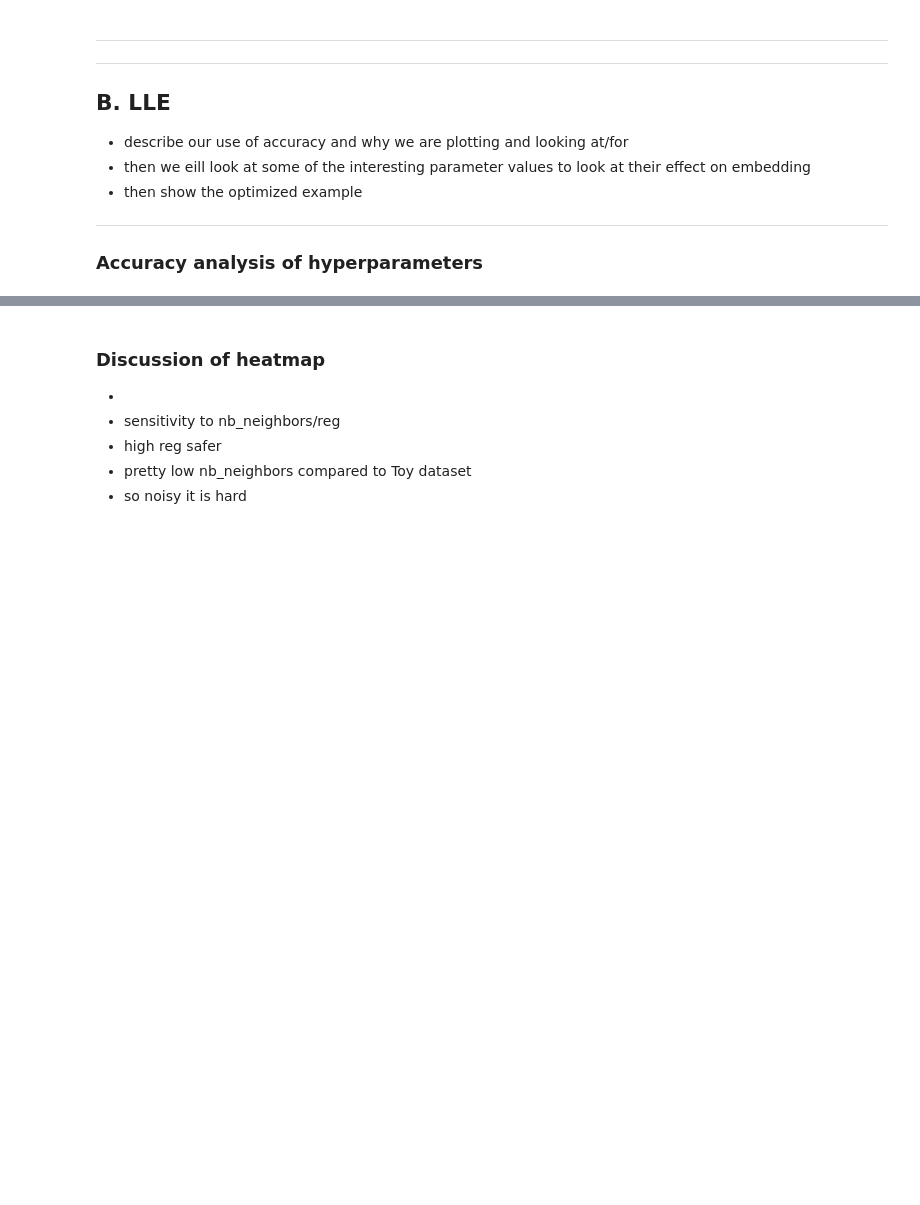
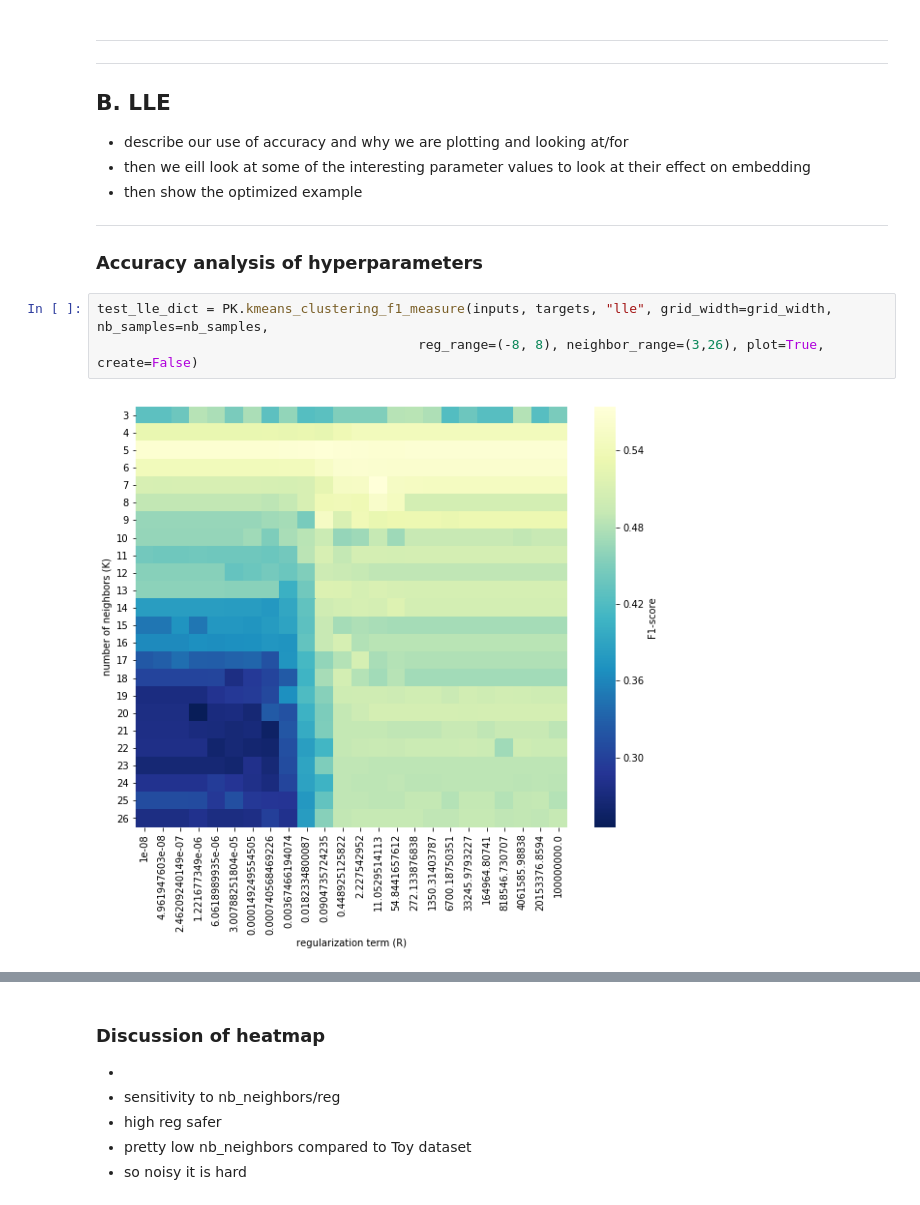
Before and after one commit to hbjornoy/t-SNE-vs-LLE, a Jupyter notebook: Section IV - MNIST.ipynb, the cells around one changed output, grey strips where cells are left out. Drawn from its saved outputs; the diff is of its cells as text; blank space fills up the shorter version.

```diff
--- a/Section IV - MNIST.ipynb
+++ b/Section IV - MNIST.ipynb
@@ -76,6 +80,11 @@ Here we can see some of the variations one could expect from handwritten digits.
 - then show the optimized example
 ----
 ### Accuracy analysis of hyperparameters
+# %%
+test_lle_dict = PK.kmeans_clustering_f1_measure(inputs, targets, "lle", grid_width=grid_width, nb_samples=nb_samples,
+                                         reg_range=(-8, 8), neighbor_range=(3,26), plot=True, create=False)
+# %% [output]
+[figure, added]
 # %%
 lle_dict = PK.kmeans_clustering_accuracy(inputs, targets, "lle", grid_width=grid_width, nb_samples=nb_samples,
                                          reg_range=(-8, 8), neighbor_range=(3,26), plot=True, create=False)
```
Also changed, not shown: parts of 20 cells of this notebook, 10 other files.
